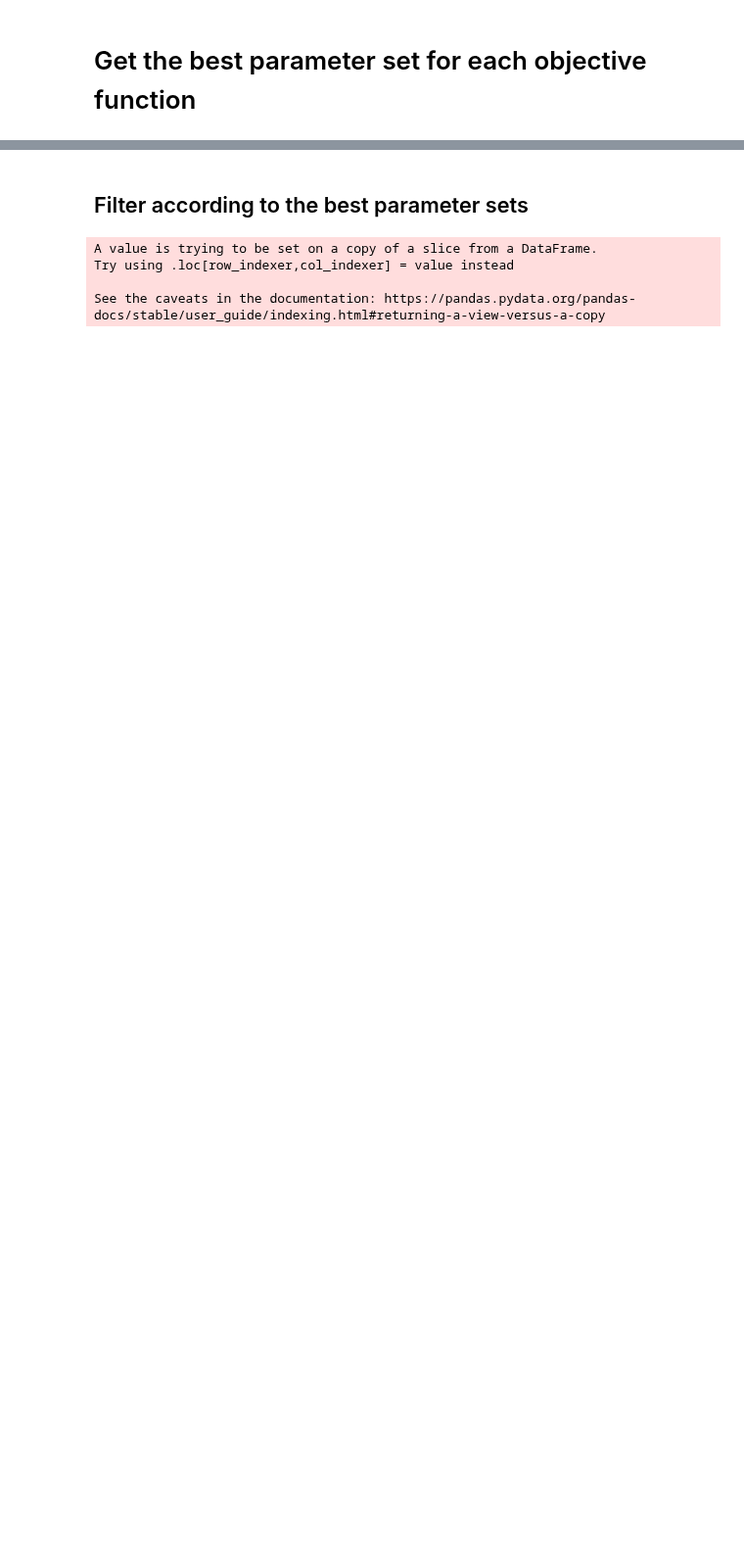
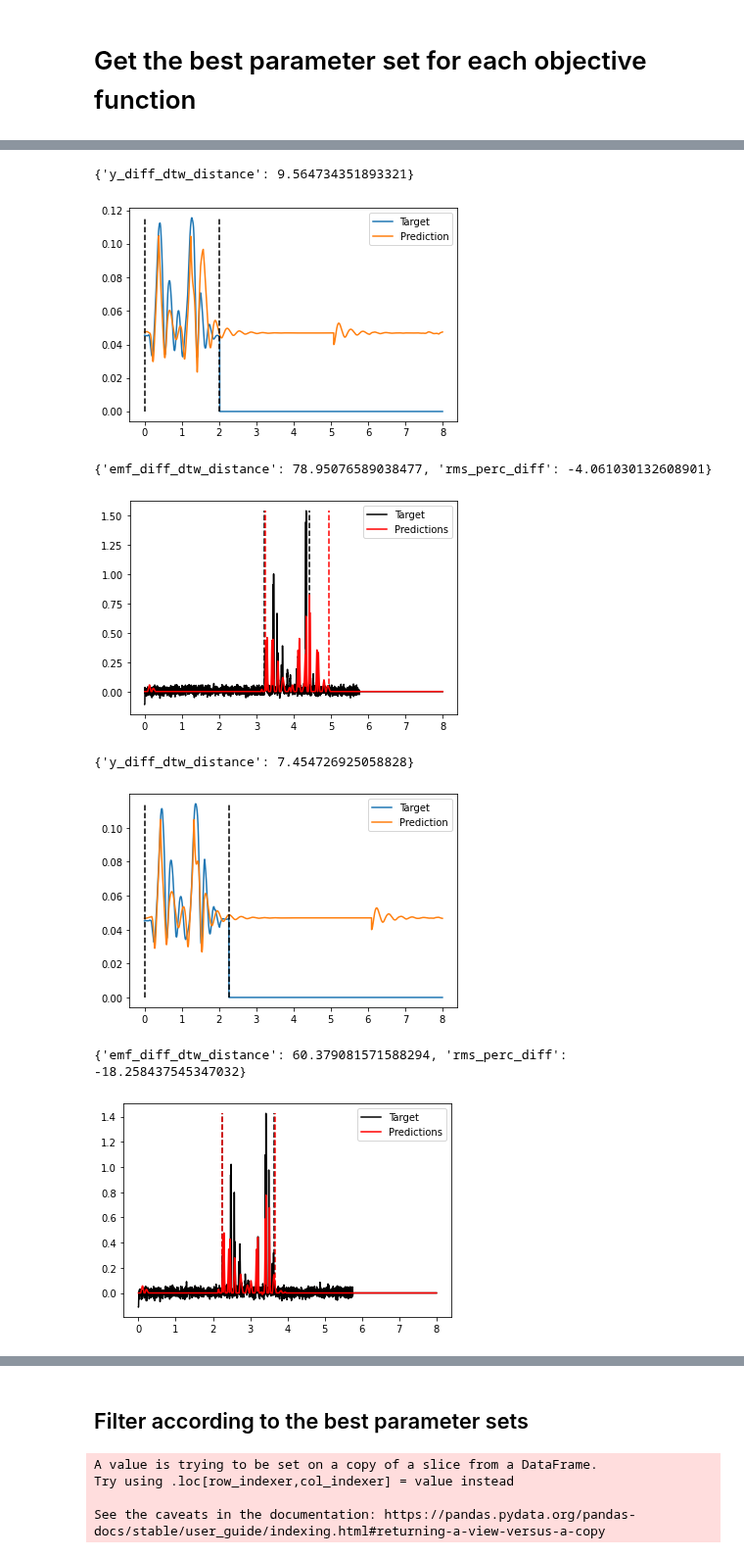
Before and after one commit to mnicstruwig/FlexibleFluxSimulator, a Jupyter notebook: experiments/2020-05-22-Analyze-Grid-Results.ipynb, the cells around one changed output, grey strips where cells are left out. Shown at 98% size. Saved outputs shown, nothing was run; the diff lists cells and outputs as text; code cells hidden in the pictures; blank space fills up the shorter version.

```diff
--- a/experiments/2020-05-22-Analyze-Grid-Results.ipynb
+++ b/experiments/2020-05-22-Analyze-Grid-Results.ipynb
@@ -196,0 +586,37 @@ len(df2_filtered)
+# %%
+BASE_GROUNDTRUTH_PATH = '../data/2019-05-23_D/'
+SAMPLES_A = collect_samples(base_path=BASE_GROUNDTRUTH_PATH,
+                            acc_pattern='A/*acc*.csv',
+                            adc_pattern='A/*adc*.csv',
+                            video_label_pattern='A/*labels*.csv')
+SAMPLES_B = collect_samples(base_path=BASE_GROUNDTRUTH_PATH,
+                            acc_pattern='B/*acc*.csv',
+                            adc_pattern='B/*adc*.csv',
+                            video_label_pattern='B/*labels*.csv')
+SAMPLES_C = collect_samples(base_path=BASE_GROUNDTRUTH_PATH,
+                            acc_pattern='C/*acc*.csv',
+                            adc_pattern='C/*adc*.csv',
+                            video_label_pattern='C/*labels*.csv')
+
+
+DEVICE_A = {
+    'flux_model': ABC_CONFIG.flux_models['A'],
+    'dflux_model': ABC_CONFIG.dflux_models['A'],
+    'coil_config': ABC_CONFIG.coil_configs['A']
+}
+DEVICE_B = {
+    'flux_model': ABC_CONFIG.flux_models['B'],
+    'dflux_model': ABC_CONFIG.dflux_models['B'],
+    'coil_config': ABC_CONFIG.coil_configs['B']
+}
+DEVICE_C = {
+    'flux_model': ABC_CONFIG.flux_models['C'],
+    'dflux_model': ABC_CONFIG.dflux_models['C'],
+    'coil_config': ABC_CONFIG.coil_configs['C']
+}
+
+
+# Measurements
+MEASUREMENTS_A = [Measurement(s) for s in SAMPLES_A]
+MEASUREMENTS_B = [Measurement(s) for s in SAMPLES_B]
+MEASUREMENTS_C = [Measurement(s) for s in SAMPLES_C]
@@ -196,0 +628,4 @@ len(df2_filtered)
+# %%
+%matplotlib widget
+for m in MEASUREMENTS_A:
+    mech_eval, elec_eval = compare(unified_model_prototype, m, **DEVICE_A)
@@ -196,0 +646,13 @@ len(df2_filtered)
+# %%
+%matplotlib inline
+for m in MEASUREMENTS_B:
+    mech_eval = compare(unified_model_prototype, m, **DEVICE_B)
+# %% [output]
+{'y_diff_dtw_distance': 9.564734351893321}
+[figure, added]
+{'emf_diff_dtw_distance': 78.95076589038477, 'rms_perc_diff': -4.061030132608901}
+[figure, added]
+{'y_diff_dtw_distance': 7.454726925058828}
+[figure, added]
+{'emf_diff_dtw_distance': 60.379081571588294, 'rms_perc_diff': -18.258437545347032}
+[figure, added]
```
Also changed, not shown: parts of 58 cells of this notebook, 9 other files.
